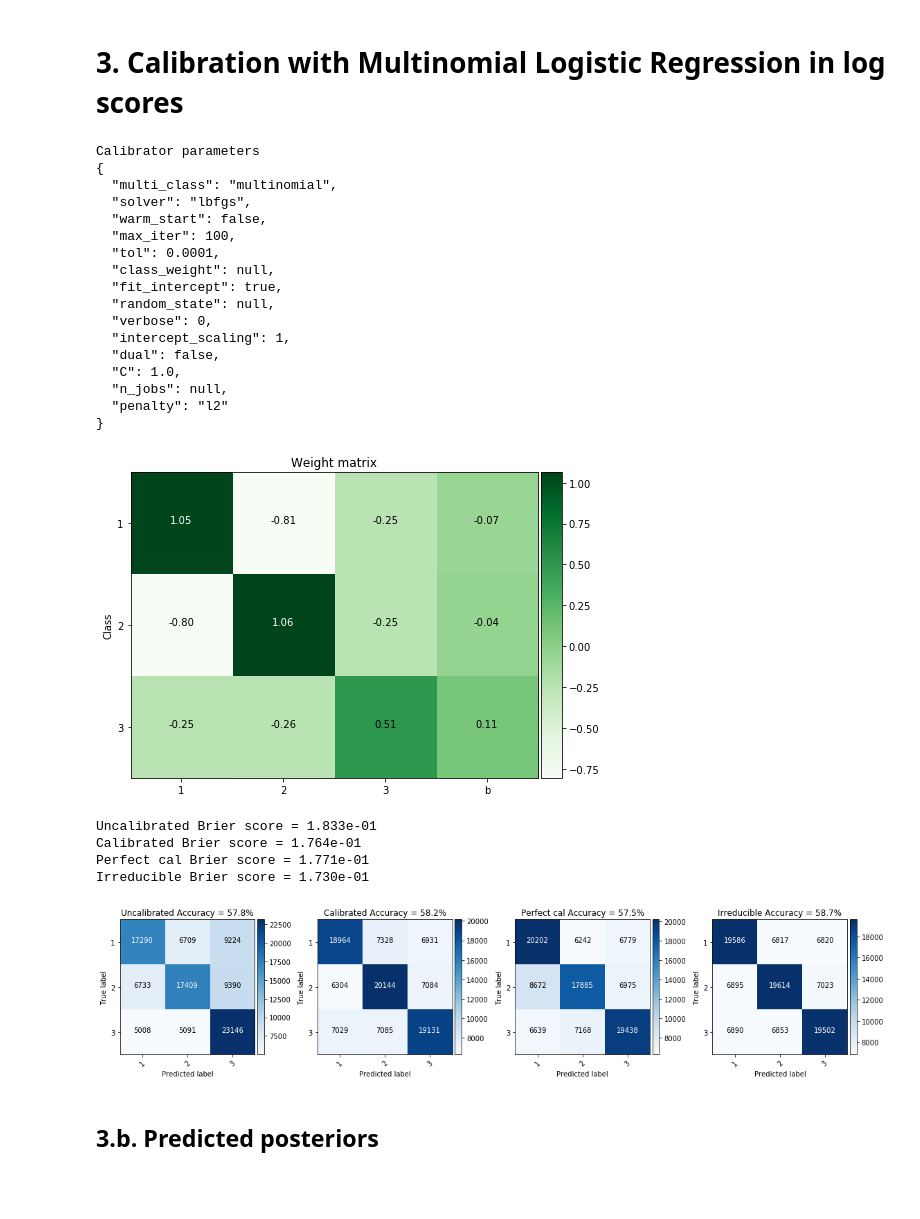
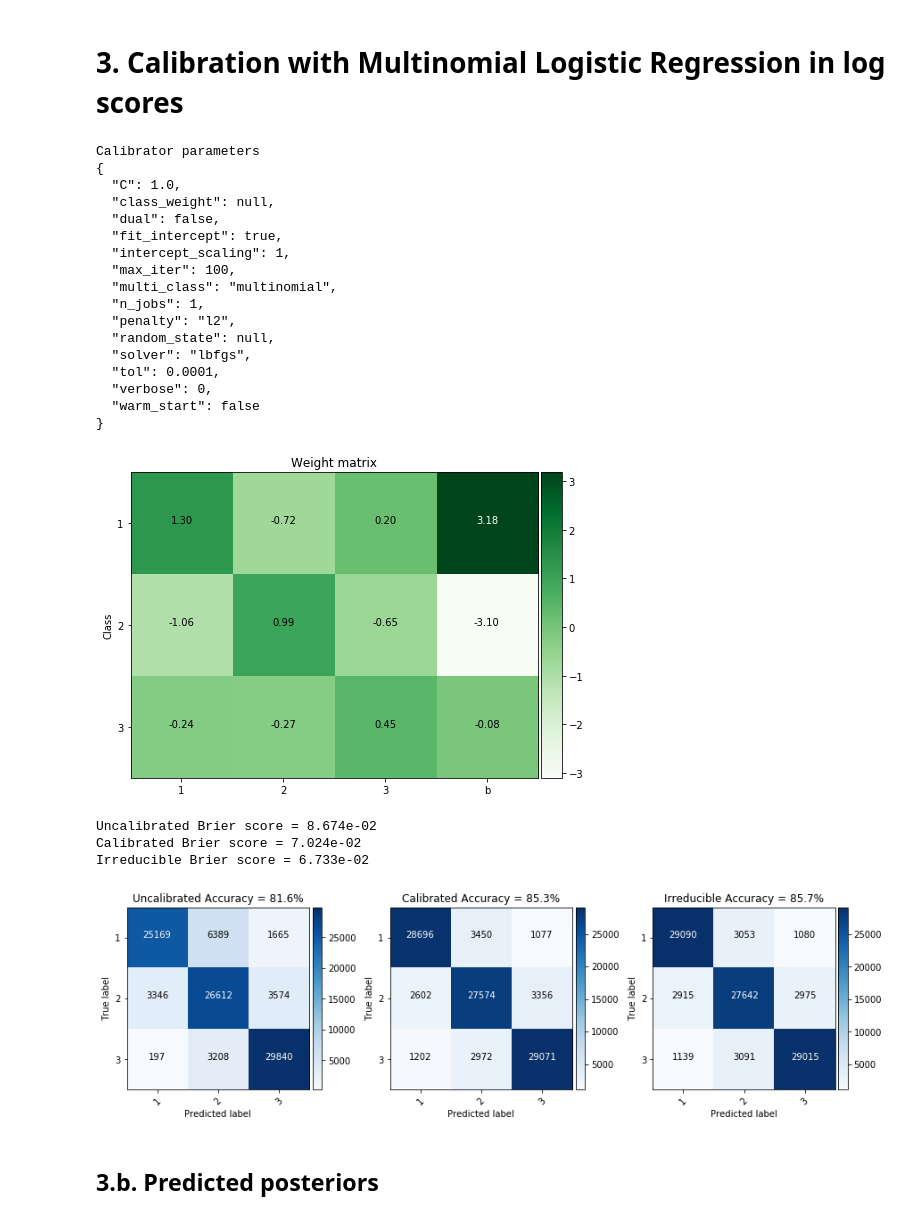
Before and after one commit to dirichletcal/experiments_neurips, a Jupyter notebook: notebooks/synthetic_data_gaussian_mixture_example.ipynb, the cells around one changed output. Cells and saved outputs as stored; diff of their text form; code cells hidden in the pictures; blank space fills up the shorter version.

```diff
--- a/notebooks/synthetic_data_gaussian_mixture_example.ipynb
+++ b/notebooks/synthetic_data_gaussian_mixture_example.ipynb
@@ -64,9 +65,9 @@ c = 0.25
 from scipy.special import digamma
 from scipy.special import polygamma
 from functools import partial
-trigamma = partial(polygamma, n=1) # Check that n=1 is correct, as n=2 always fails
+trigamma = partial(polygamma, n=1)
 
-alphas = np.array(((2, 1, 1), (1, 2, 1), (1, 1, 2)))
+alphas = np.array(((6, 3, 1), (3, 6, 3), (1, 3, 6)))
 means = np.zeros((3,2))
 covariances = np.zeros((3, 2, 2))
 for g_i in range(3):
@@ -78,6 +79,7 @@ for g_i in range(3):
             else:
                 covariances[g_i, i, j] = trigamma(x=alphas[g_i, -1])
 
+
 print('alphas = {}'.format(alphas))
 print('means = {}'.format(means))
 print('covariances = {}'.format(covariances))
@@ -372,44 +374,49 @@ elif hasattr(calibrator, 'coefs_'):
 # %% [output]
 Calibrator parameters
 {
+  "C": 1.0,
+  "class_weight": null,
+  "dual": false,
+  "fit_intercept": true,
+  "intercept_scaling": 1,
+  "max_iter": 100,
   "multi_class": "multinomial",
+  "n_jobs": 1,
+  "penalty": "l2",
+  "random_state": null,
   "solver": "lbfgs",
-  "warm_start": false,
-  "max_iter": 100,
   "tol": 0.0001,
-  "class_weight": null,
-  "fit_intercept": true,
-  "random_state": null,
   "verbose": 0,
-  "intercept_scaling": 1,
-  "dual": false,
-  "C": 1.0,
-  "n_jobs": null,
-  "penalty": "l2"
+  "warm_start": false
 }
-[figure, old version]
+[figure, new version]
 # %%
-perfect_posterior_test = perfect_calibration(X_test, a, b, mg)
+# perfect_posterior_test = perfect_calibration(X_test, a, b, mg)
 
 true_posterior_test = mg.posterior(X_test)
+
+dirichlet_distributions = [Dirichlet(alphas=alphas[i]) for i in range(len(alphas))]
+
+# md = MixtureDistribution(priors=prior, distributions=dirichlet_distributions)
+
+# dir_posterior_test = md.posterior(true_posterior_test)
 
 fig = plt.figure()
 for i, (method, predictions) in enumerate((('Uncalibrated', P_nb_test),
                                            ('Calibrated', P_cal_test),
-                                           ('Perfect cal', perfect_posterior_test),
+#                                            ('Perfect cal', perfect_posterior_test),
                                            ('Irreducible', true_posterior_test))):
     print("{} Brier score = {:.3e}".format(method, mean_squared_error(Y_bin_test, predictions)))
     ax = fig.add_subplot(1, 4, i+1)
     cm = confusion_matrix(Y_test, np.argmax(predictions, axis=1))
 
     plot_confusion_matrix(cm, classes=['1', '2', '3'], fig=fig, ax=ax,
                           title="{} Accuracy = {:.1f}%".format(method, (Y_test == np.argmax(predictions, axis=1)).mean()*100))
 # %% [output]
-Uncalibrated Brier score = 1.833e-01
-Calibrated Brier score = 1.764e-01
-Perfect cal Brier score = 1.771e-01
-Irreducible Brier score = 1.730e-01
+Uncalibrated Brier score = 8.674e-02
+Calibrated Brier score = 7.024e-02
+Irreducible Brier score = 6.733e-02
-[figure, old version]
+[figure, new version]
 # %% [markdown]
 ## 3.b. Predicted posteriors
 # %%
```
Also changed, not shown: parts of 19 cells of this notebook, 1 other file.
